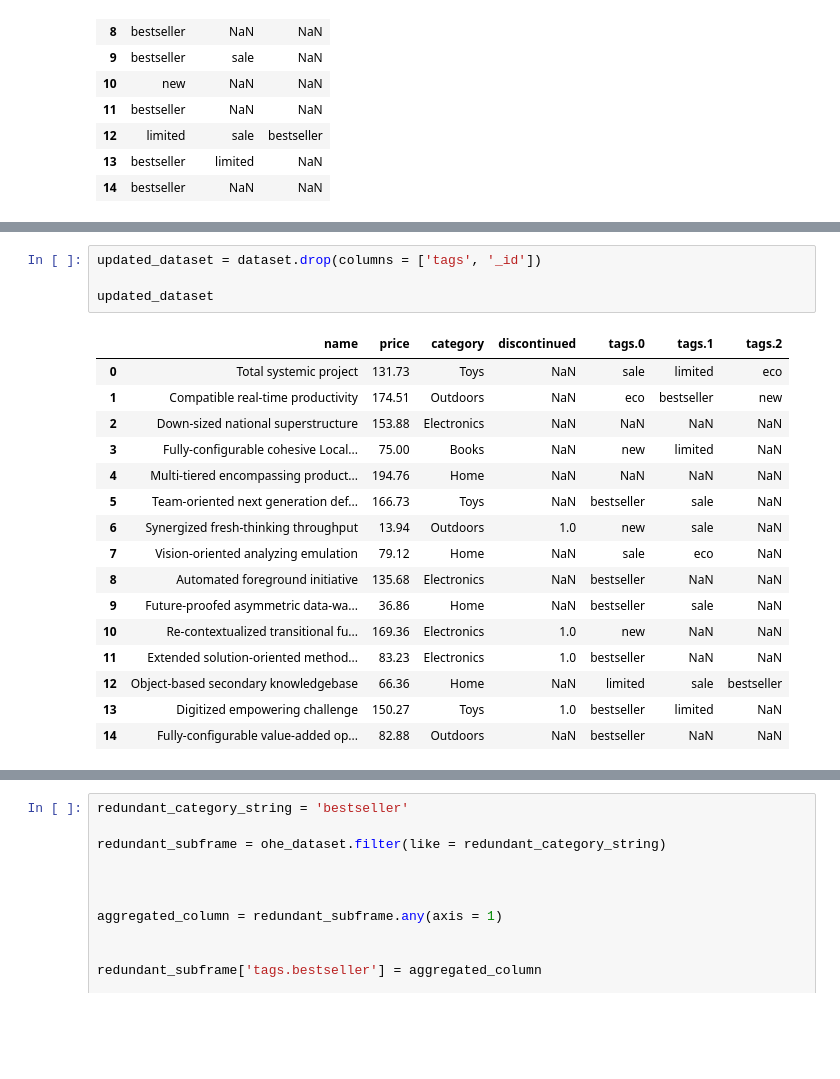
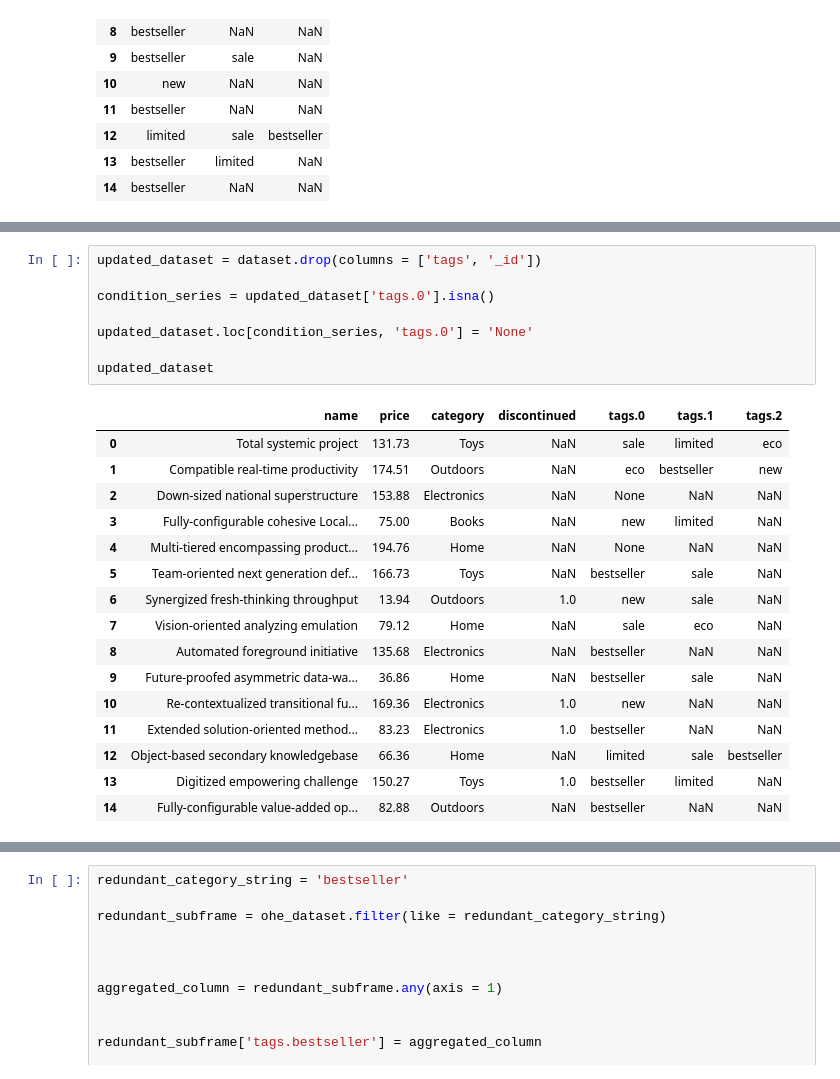
Before and after one commit to turnbullfordsdt/Main-DSDT-Example-Repo, a Jupyter notebook: Data Science/flattening_data.ipynb, the cells around one changed output, grey strips where cells are left out. Saved outputs shown, nothing was run; the diff lists cells and outputs as text; blank space fills up the shorter version.

```diff
--- a/Data Science/flattening_data.ipynb
+++ b/Data Science/flattening_data.ipynb
@@ -129,14 +129,18 @@ dataset
 # %%
 updated_dataset = dataset.drop(columns = ['tags', '_id'])
 
+condition_series = updated_dataset['tags.0'].isna()
+
+updated_dataset.loc[condition_series, 'tags.0'] = 'None'
+
 updated_dataset
 # %% [output]
 |  | name | price | category | discontinued | tags.0 | tags.1 | tags.2 |
 | 0 | Total systemic project | 131.73 | Toys | NaN | sale | limited | eco |
 | 1 | Compatible real-time productivity | 174.51 | Outdoors | NaN | eco | bestseller | new |
-| 2 | Down-sized national superstructure | 153.88 | Electronics | NaN | NaN | NaN | NaN |
+| 2 | Down-sized national superstructure | 153.88 | Electronics | NaN | None | NaN | NaN |
 | 3 | Fully-configurable cohesive Local... | 75.00 | Books | NaN | new | limited | NaN |
-| 4 | Multi-tiered encompassing product... | 194.76 | Home | NaN | NaN | NaN | NaN |
+| 4 | Multi-tiered encompassing product... | 194.76 | Home | NaN | None | NaN | NaN |
 | 5 | Team-oriented next generation def... | 166.73 | Toys | NaN | bestseller | sale | NaN |
 | 6 | Synergized fresh-thinking throughput | 13.94 | Outdoors | 1.0 | new | sale | NaN |
 | 7 | Vision-oriented analyzing emulation | 79.12 | Home | NaN | sale | eco | NaN |
```
Also changed, not shown: parts of 2 cells of this notebook, 1 other file.
